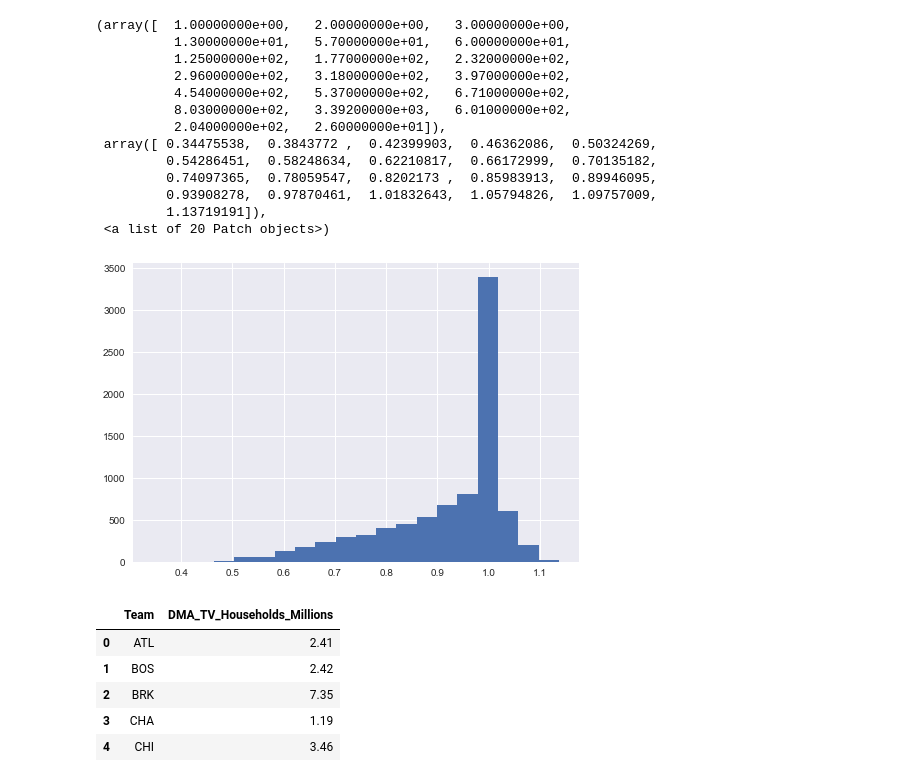
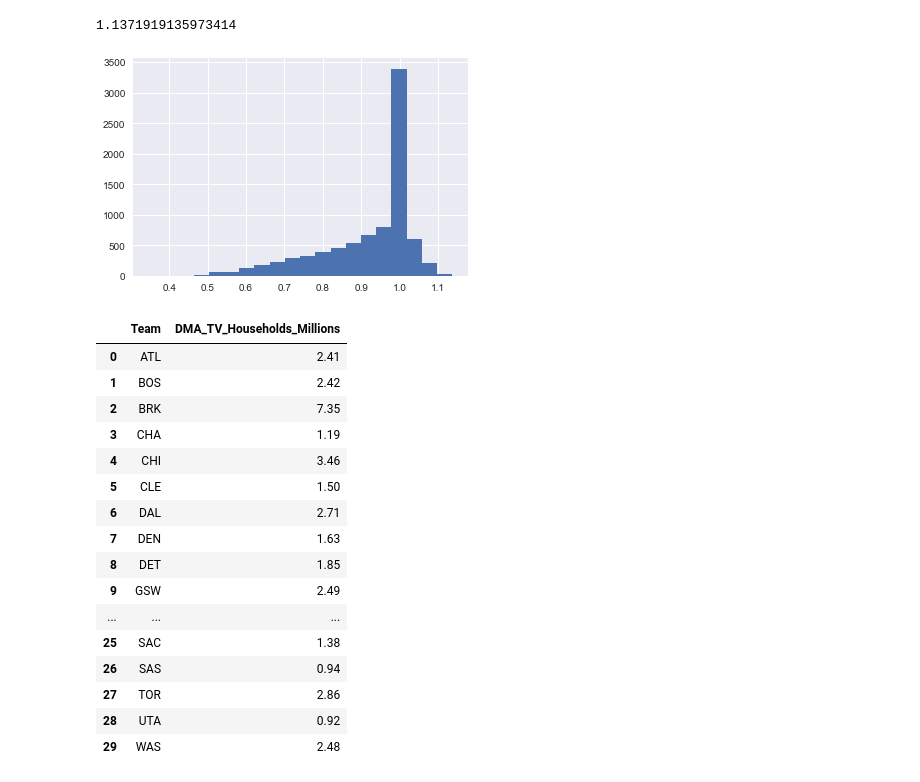
Before and after one commit to leohentschker/nbahack, a Jupyter notebook: Creating EV.ipynb, the cells around one changed output. Cells and saved outputs as stored; diff of their text form; code cells hidden in the pictures.

```diff
--- a/Creating EV.ipynb
+++ b/Creating EV.ipynb
@@ -9,27 +9,16 @@ pd.set_option('display.max_columns', 100)
 # %%
 df_attendance = pd.read_csv("data/Attendance_and_Capacity_Data.csv")
 df_attendance.head()
-df_attendance['proplt.hist(df.proportion, bins=20)portion'] = df.Attendance / df.Capacity
+df_attendance['proportion'] = df_attendance.Attendance / df_attendance.Capacity
 # %%
 plt.hist(df_attendance.proportion, bins=20)
+df_attendance[df_attendance['proportion']!= 1].proportion.max()
 # %% [output]
-(array([  1.00000000e+00,   2.00000000e+00,   3.00000000e+00,
-          1.30000000e+01,   5.70000000e+01,   6.00000000e+01,
-          1.25000000e+02,   1.77000000e+02,   2.32000000e+02,
-          2.96000000e+02,   3.18000000e+02,   3.97000000e+02,
-          4.54000000e+02,   5.37000000e+02,   6.71000000e+02,
-          8.03000000e+02,   3.39200000e+03,   6.01000000e+02,
-          2.04000000e+02,   2.60000000e+01]),
- array([ 0.34475538,  0.3843772 ,  0.42399903,  0.46362086,  0.50324269,
-         0.54286451,  0.58248634,  0.62210817,  0.66172999,  0.70135182,
-         0.74097365,  0.78059547,  0.8202173 ,  0.85983913,  0.89946095,
-         0.93908278,  0.97870461,  1.01832643,  1.05794826,  1.09757009,
-         1.13719191]),
- <a list of 20 Patch objects>)
+1.1371919135973414
-[figure, old version]
+[figure, new version]
 # %%
 df_DMA = pd.read_csv("data/DMA_Households.csv")
-df_DMA.head()
+df_DMA[df_DMA['DMA_TV_Households_Millions'].notnull()]
 # %% [output]
 |  | Team | DMA_TV_Households_Millions |
 | 0 | ATL | 2.41 |
@@ -37,3 +26,14 @@ df_DMA.head()
 | 2 | BRK | 7.35 |
 | 3 | CHA | 1.19 |
 | 4 | CHI | 3.46 |
+| 5 | CLE | 1.50 |
+| 6 | DAL | 2.71 |
+| 7 | DEN | 1.63 |
+| 8 | DET | 1.85 |
+| 9 | GSW | 2.49 |
+| ... | ... | ... |
+| 25 | SAC | 1.38 |
+| 26 | SAS | 0.94 |
+| 27 | TOR | 2.86 |
+| 28 | UTA | 0.92 |
+| 29 | WAS | 2.48 |
```
Also changed, not shown: parts of 13 cells of this notebook, 3 other files.
